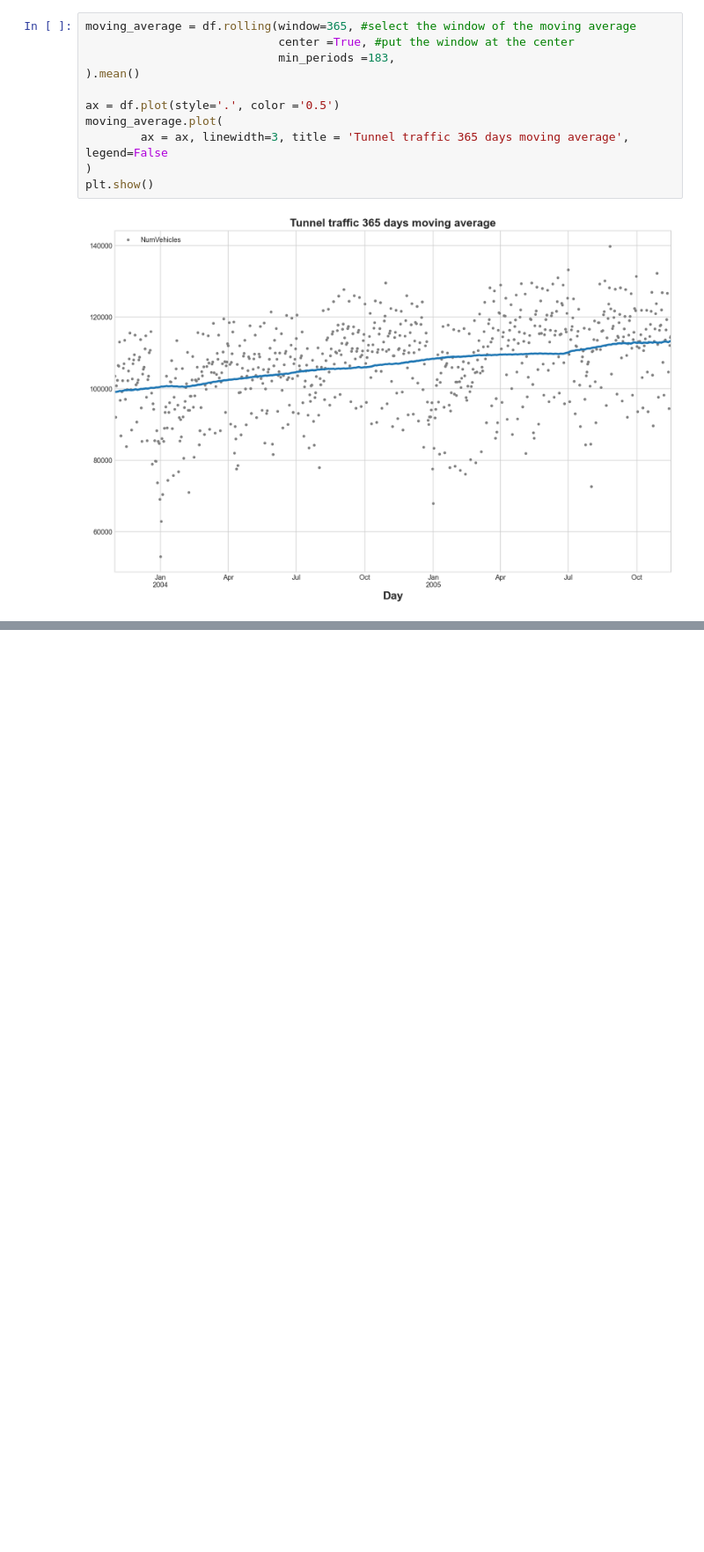
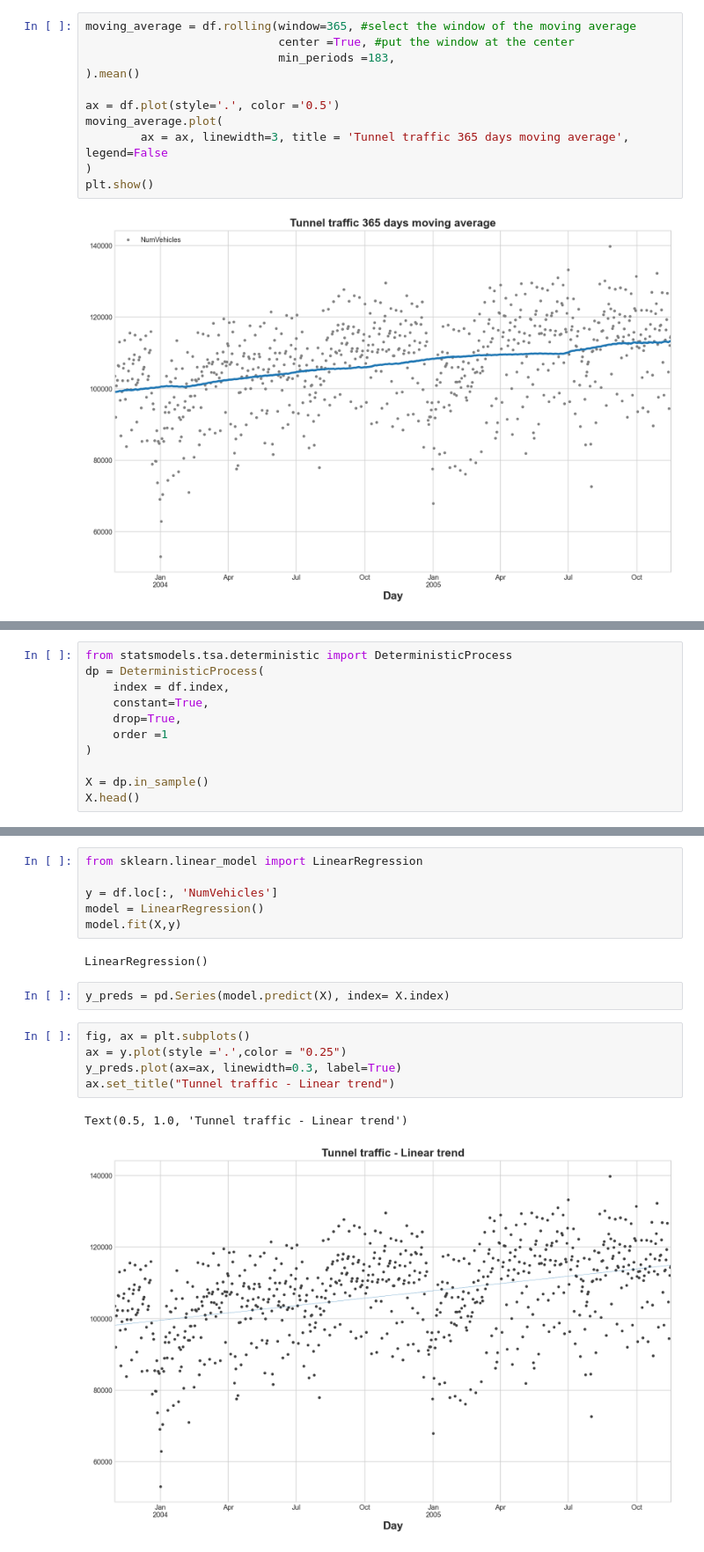
Before and after one commit to JudsonMorgan/Time-series, a Jupyter notebook: Moving-average-plot.ipynb, the cells around one changed output, grey strips where cells are left out. Shown: that part at 88% size. Cells and saved outputs as stored; diff of their text form; blank space fills up the shorter version.

```diff
--- a/Moving-average-plot.ipynb
+++ b/Moving-average-plot.ipynb
@@ -70,0 +69,11 @@ from statsmodels.tsa.deterministic import DeterministicProcess
+# %%
+from statsmodels.tsa.deterministic import DeterministicProcess
+dp = DeterministicProcess(
+    index = df.index,
+    constant=True,
+    drop=True,
+    order =1
+)
+
+X = dp.in_sample()
+X.head()
@@ -70,0 +88,18 @@ from statsmodels.tsa.deterministic import DeterministicProcess
+# %%
+from sklearn.linear_model import LinearRegression
+
+y = df.loc[:, 'NumVehicles']
+model = LinearRegression()
+model.fit(X,y)
+# %% [output]
+LinearRegression()
+# %%
+y_preds = pd.Series(model.predict(X), index= X.index)
+# %%
+fig, ax = plt.subplots()
+ax = y.plot(style ='.',color = "0.25")
+y_preds.plot(ax=ax, linewidth=0.3, label=True)
+ax.set_title("Tunnel traffic - Linear trend")
+# %% [output]
+Text(0.5, 1.0, 'Tunnel traffic - Linear trend')
+[figure, added]
```
Also changed, not shown: parts of 7 cells of this notebook.
